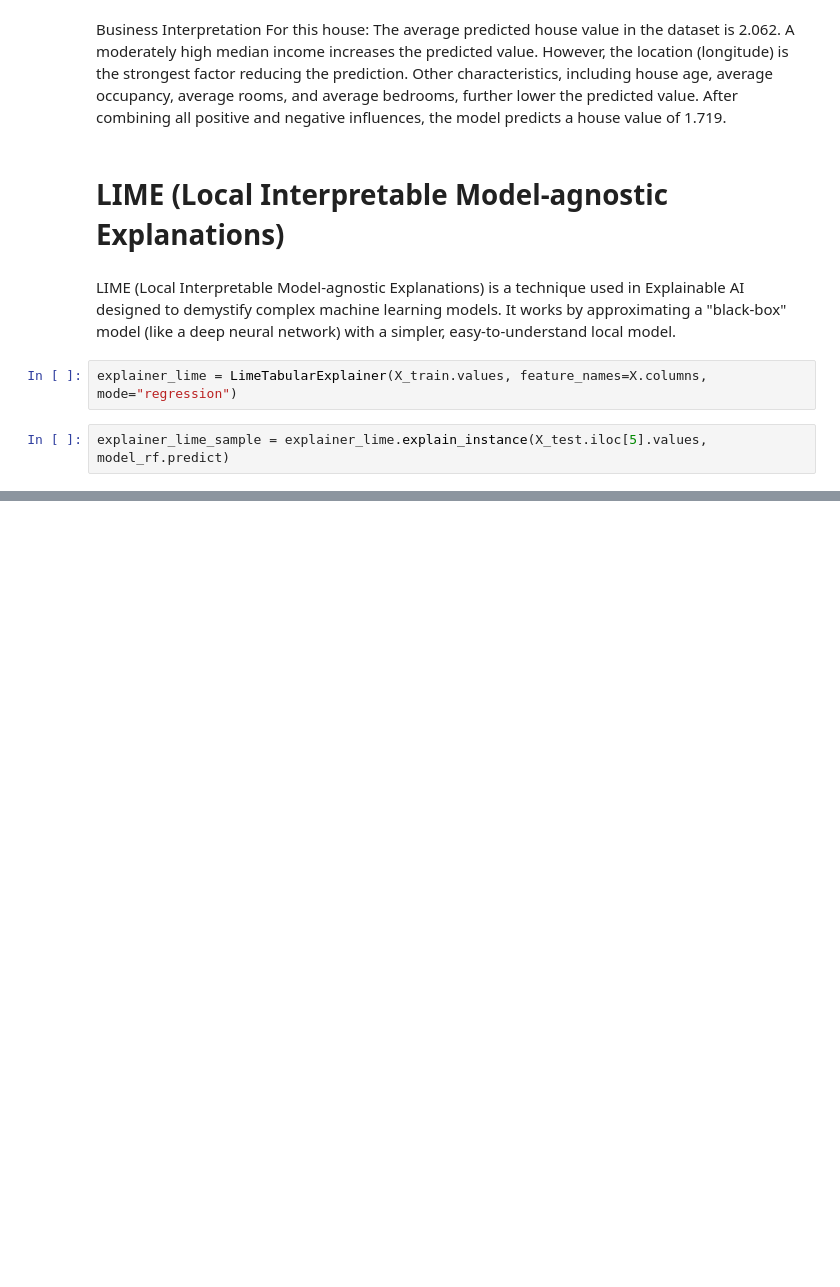
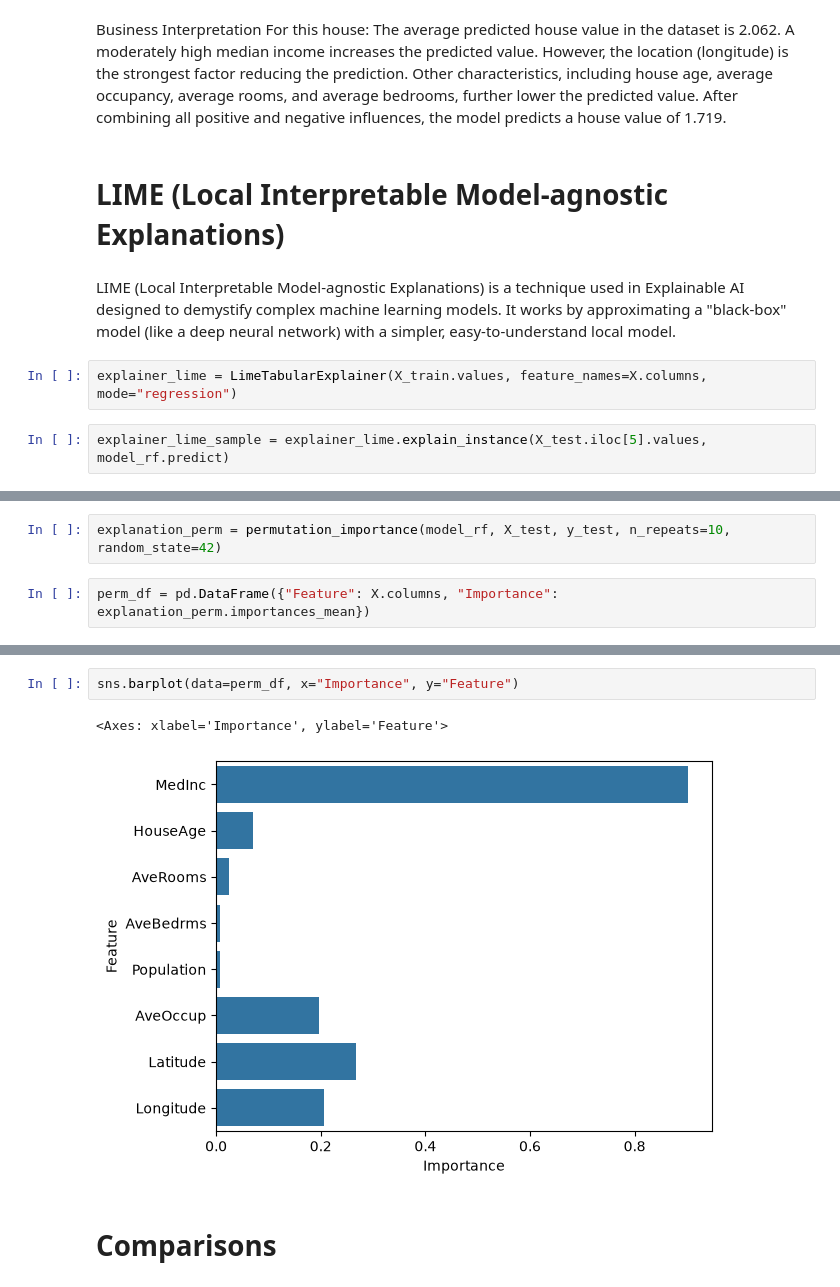
Before and after one commit to shy942/ML-exploration, a Jupyter notebook: notebooks/11_Explainable_AI.ipynb, the cells around one changed output, grey strips where cells are left out. Cells and saved outputs as stored; diff of their text form; blank space fills up the shorter version.

```diff
--- a/notebooks/11_Explainable_AI.ipynb
+++ b/notebooks/11_Explainable_AI.ipynb
@@ -226,0 +245,4 @@ Explanation
+# %%
+explanation_perm = permutation_importance(model_rf, X_test, y_test, n_repeats=10, random_state=42)
+# %%
+perm_df = pd.DataFrame({"Feature": X.columns, "Importance": explanation_perm.importances_mean})
@@ -226,0 +261,7 @@ Explanation
+# %%
+sns.barplot(data=perm_df, x="Importance", y="Feature")
+# %% [output]
+<Axes: xlabel='Importance', ylabel='Feature'>
+[figure, added]
+# %% [markdown]
+# Comparisons
```
Also changed, not shown: parts of 4 cells of this notebook.
